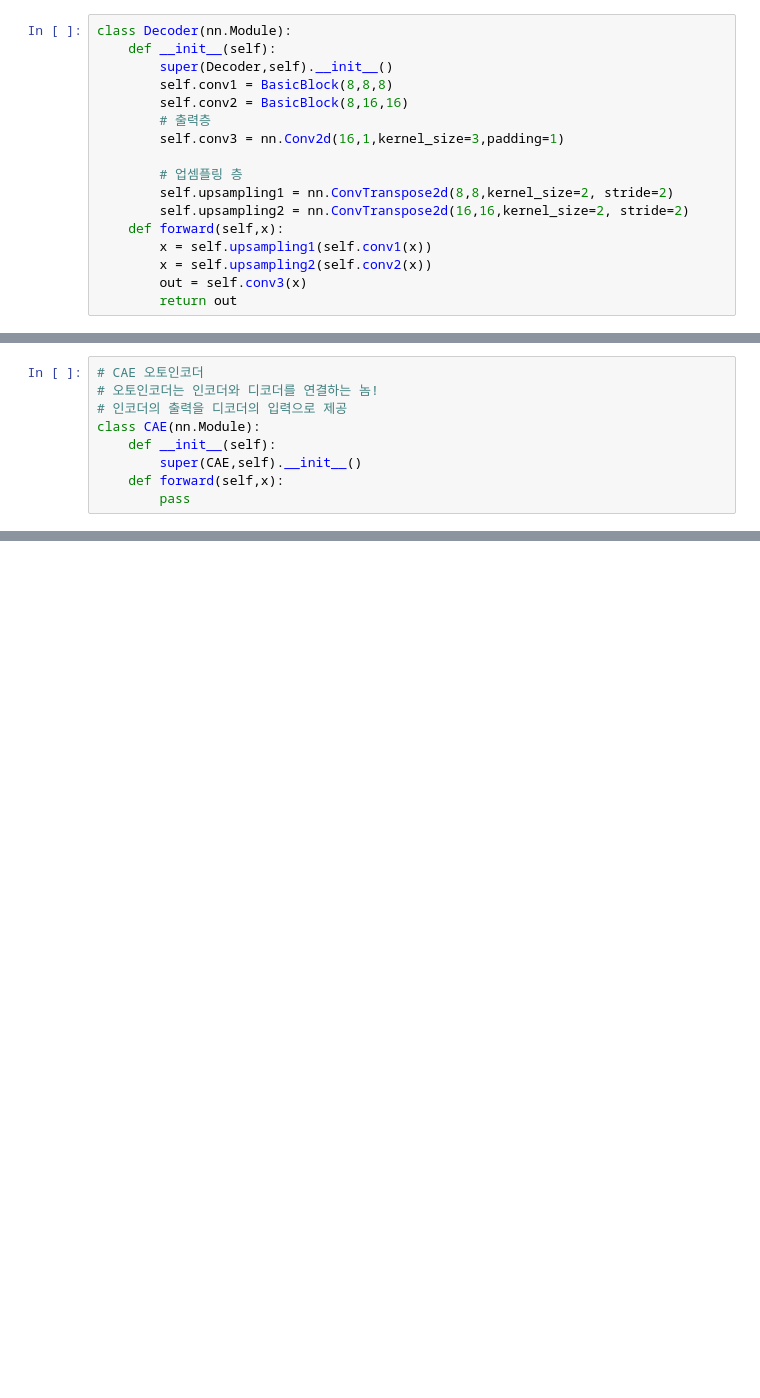
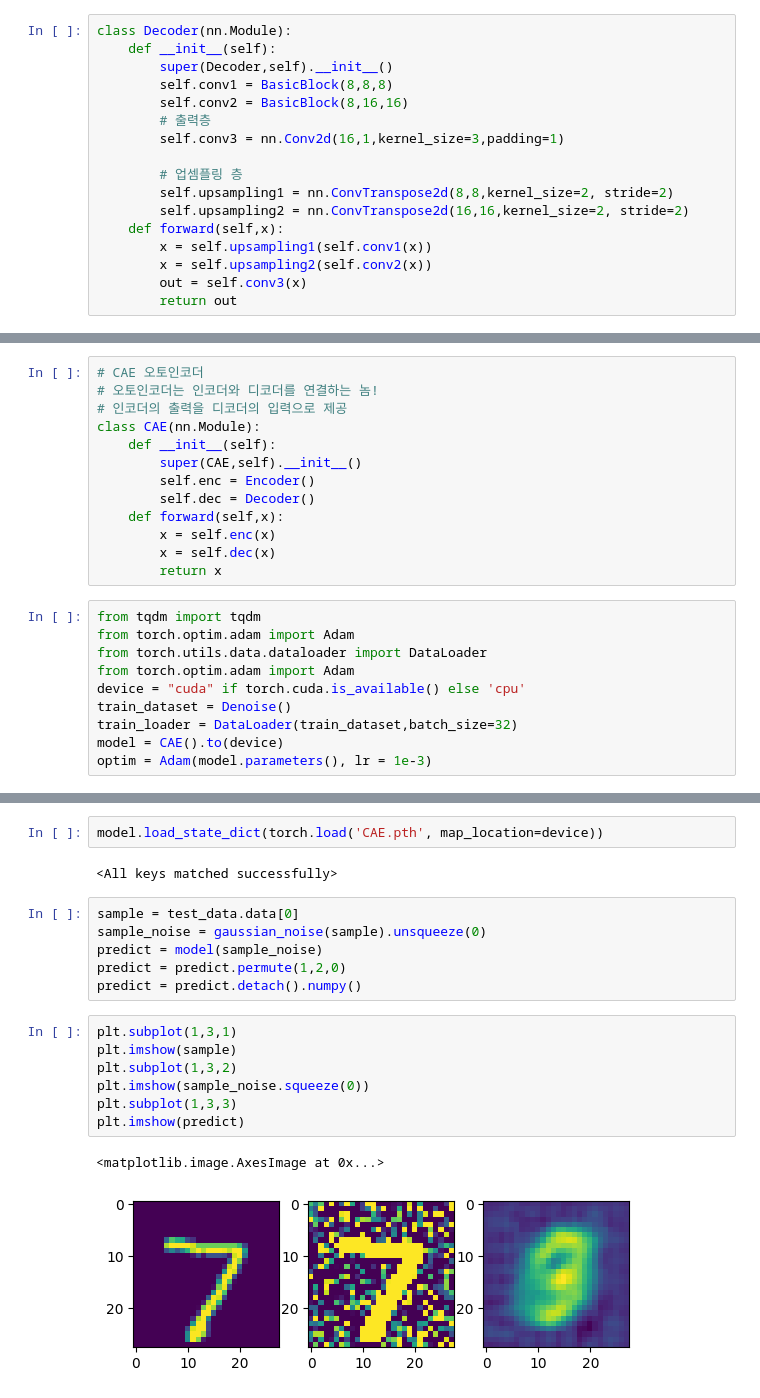
Before and after one commit to sallydeveloperr/DeepLearning, a Jupyter notebook: deep-learning/model11.ipynb, the cells around one changed output, grey strips where cells are left out. Saved outputs shown, nothing was run; the diff lists cells and outputs as text; blank space fills up the shorter version.

```diff
--- a/deep-learning/model11.ipynb
+++ b/deep-learning/model11.ipynb
@@ -115,5 +124,19 @@ class Decoder(nn.Module):
 class CAE(nn.Module):
     def __init__(self):
         super(CAE,self).__init__()
+        self.enc = Encoder()
+        self.dec = Decoder()
     def forward(self,x):
-        pass
+        x = self.enc(x)
+        x = self.dec(x)
+        return x
+# %%
+from tqdm import tqdm
+from torch.optim.adam import Adam
+from torch.utils.data.dataloader import DataLoader
+from torch.optim.adam import Adam
+device = "cuda" if torch.cuda.is_available() else 'cpu'
+train_dataset = Denoise()
+train_loader = DataLoader(train_dataset,batch_size=32)
+model = CAE().to(device)
+optim = Adam(model.parameters(), lr = 1e-3)
@@ -119,0 +169,20 @@ class CAE(nn.Module):
+# %%
+model.load_state_dict(torch.load('CAE.pth', map_location=device))
+# %% [output]
+<All keys matched successfully>
+# %%
+sample = test_data.data[0]
+sample_noise = gaussian_noise(sample).unsqueeze(0)
+predict = model(sample_noise)
+predict = predict.permute(1,2,0)
+predict = predict.detach().numpy()
+# %%
+plt.subplot(1,3,1)
+plt.imshow(sample)
+plt.subplot(1,3,2)
+plt.imshow(sample_noise.squeeze(0))
+plt.subplot(1,3,3)
+plt.imshow(predict)
+# %% [output]
+<matplotlib.image.AxesImage at 0x...>
+[figure, added]
```
Also changed, not shown: parts of 8 cells of this notebook, 1 other file.
